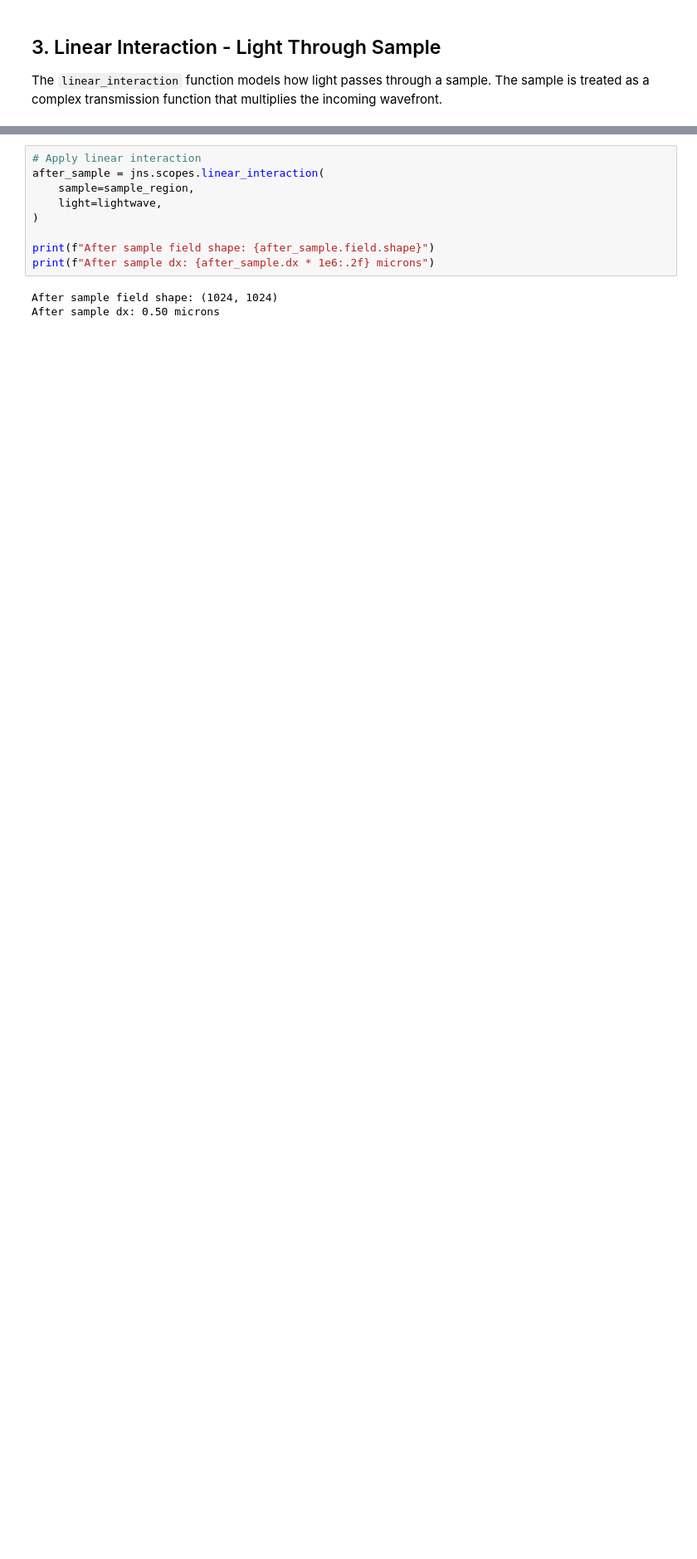
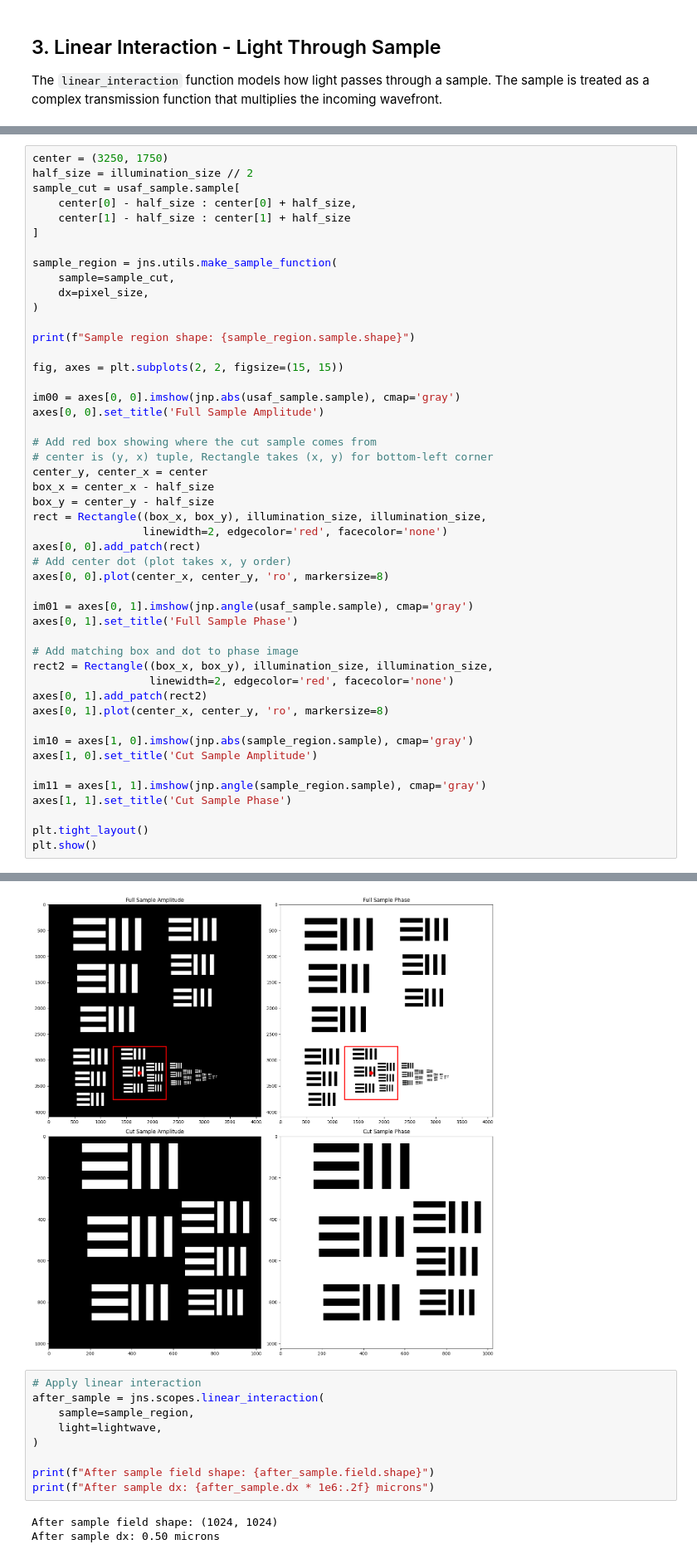
Before and after one commit to debangshu-mukherjee/janssen, a Jupyter notebook: tutorials/SimpleMicroscopeSimulation.ipynb, the cells around one changed output, grey strips where cells are left out. Shown at 83% size. Drawn from its saved outputs; the diff is of its cells as text; blank space fills up the shorter version.

```diff
--- a/tutorials/SimpleMicroscopeSimulation.ipynb
+++ b/tutorials/SimpleMicroscopeSimulation.ipynb
@@ -170,0 +161,49 @@ Sample region shape: (1024, 1024)
+# %%
+center = (3250, 1750)
+half_size = illumination_size // 2
+sample_cut = usaf_sample.sample[
+    center[0] - half_size : center[0] + half_size,
+    center[1] - half_size : center[1] + half_size
+]
+
+sample_region = jns.utils.make_sample_function(
+    sample=sample_cut,
+    dx=pixel_size,
+)
+
+print(f"Sample region shape: {sample_region.sample.shape}")
+
+fig, axes = plt.subplots(2, 2, figsize=(15, 15))
+
+im00 = axes[0, 0].imshow(jnp.abs(usaf_sample.sample), cmap='gray')
+axes[0, 0].set_title('Full Sample Amplitude')
+
+# Add red box showing where the cut sample comes from
+# center is (y, x) tuple, Rectangle takes (x, y) for bottom-left corner
+center_y, center_x = center
+box_x = center_x - half_size
+box_y = center_y - half_size
+rect = Rectangle((box_x, box_y), illumination_size, illumination_size,
+                 linewidth=2, edgecolor='red', facecolor='none')
+axes[0, 0].add_patch(rect)
+# Add center dot (plot takes x, y order)
+axes[0, 0].plot(center_x, center_y, 'ro', markersize=8)
+
+im01 = axes[0, 1].imshow(jnp.angle(usaf_sample.sample), cmap='gray')
+axes[0, 1].set_title('Full Sample Phase')
+
+# Add matching box and dot to phase image
+rect2 = Rectangle((box_x, box_y), illumination_size, illumination_size,
+                  linewidth=2, edgecolor='red', facecolor='none')
+axes[0, 1].add_patch(rect2)
+axes[0, 1].plot(center_x, center_y, 'ro', markersize=8)
+
+im10 = axes[1, 0].imshow(jnp.abs(sample_region.sample), cmap='gray')
+axes[1, 0].set_title('Cut Sample Amplitude')
+
+im11 = axes[1, 1].imshow(jnp.angle(sample_region.sample), cmap='gray')
+axes[1, 1].set_title('Cut Sample Phase')
+
+plt.tight_layout()
+plt.show()
+# %% [output]
@@ -171,3 +211,4 @@ Sample region shape: (1024, 1024)
+[figure, added]
 # %%
 # Apply linear interaction
 after_sample = jns.scopes.linear_interaction(
```
Also changed, not shown: parts of 11 cells of this notebook.
